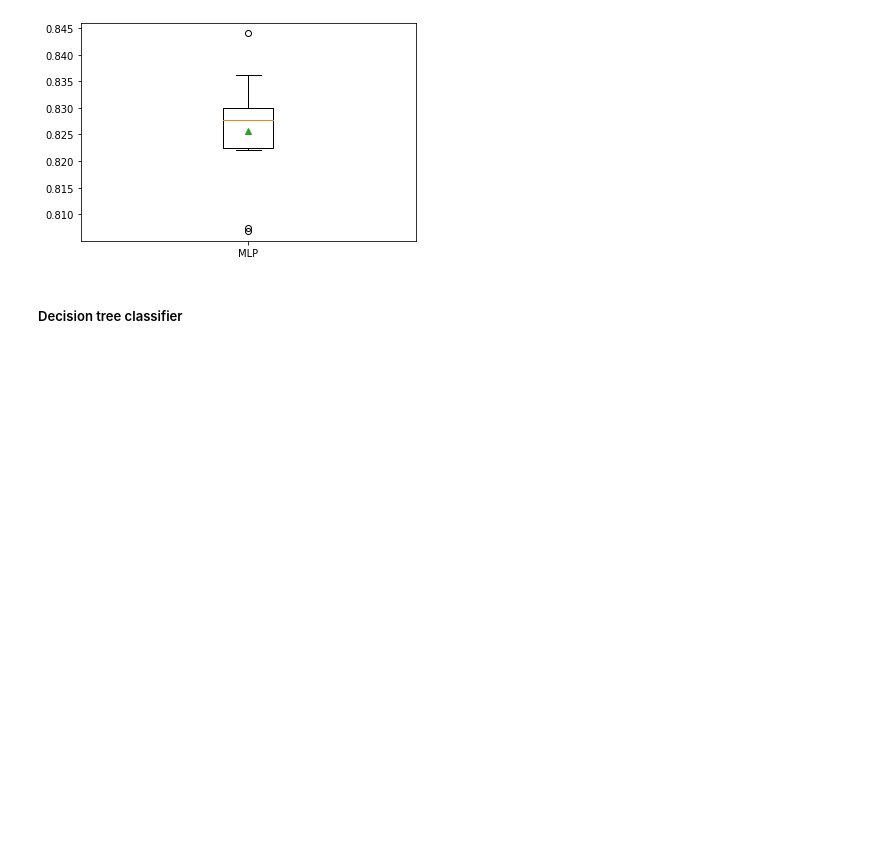
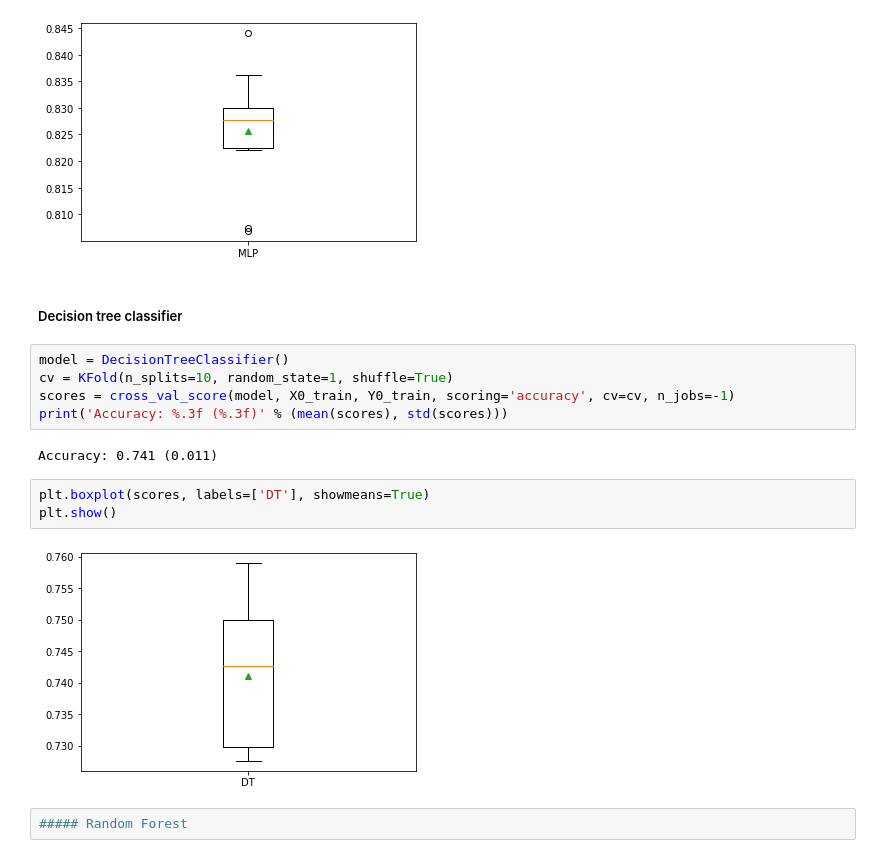
Before and after one commit to Bryan-Suelo/machine_learning, a Jupyter notebook: default_credit_card_clients/default_credit_card.ipynb, the cells around one changed output. Drawn from its saved outputs; the diff is of its cells as text; blank space fills up the shorter version.

Commit message:
Testing models with cross validation

```diff
--- a/default_credit_card_clients/default_credit_card.ipynb
+++ b/default_credit_card_clients/default_credit_card.ipynb
@@ -710,3 +717,17 @@ plt.show()
 [figure]
 # %% [markdown]
 ##### Decision tree classifier
+# %%
+model = DecisionTreeClassifier()
+cv = KFold(n_splits=10, random_state=1, shuffle=True)
+scores = cross_val_score(model, X0_train, Y0_train, scoring='accuracy', cv=cv, n_jobs=-1)
+print('Accuracy: %.3f (%.3f)' % (mean(scores), std(scores)))
+# %% [output]
+Accuracy: 0.741 (0.011)
+# %%
+plt.boxplot(scores, labels=['DT'], showmeans=True)
+plt.show()
+# %% [output]
+[figure, added]
+# %%
+##### Random Forest
```
Also changed, not shown: parts of 6 cells of this notebook.
